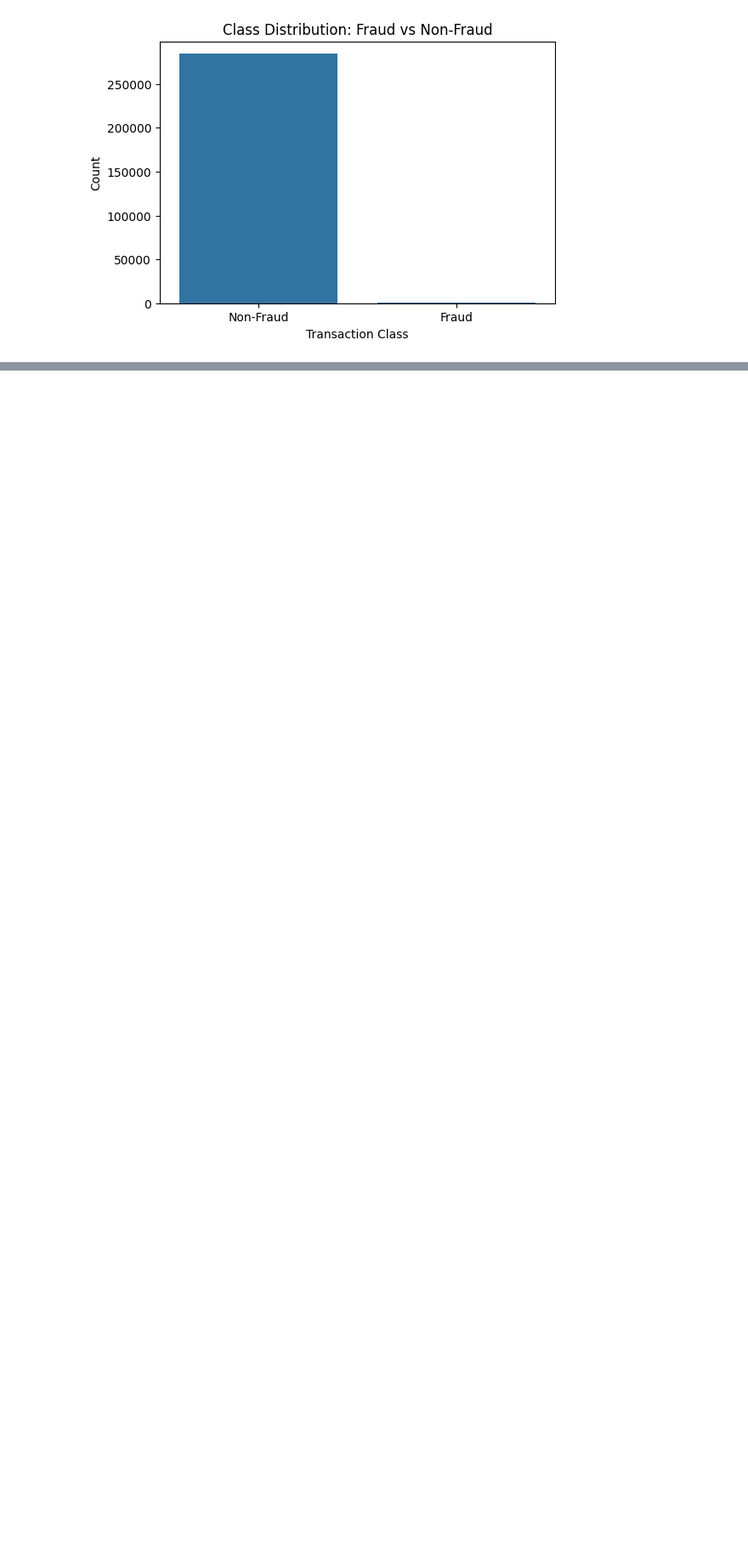
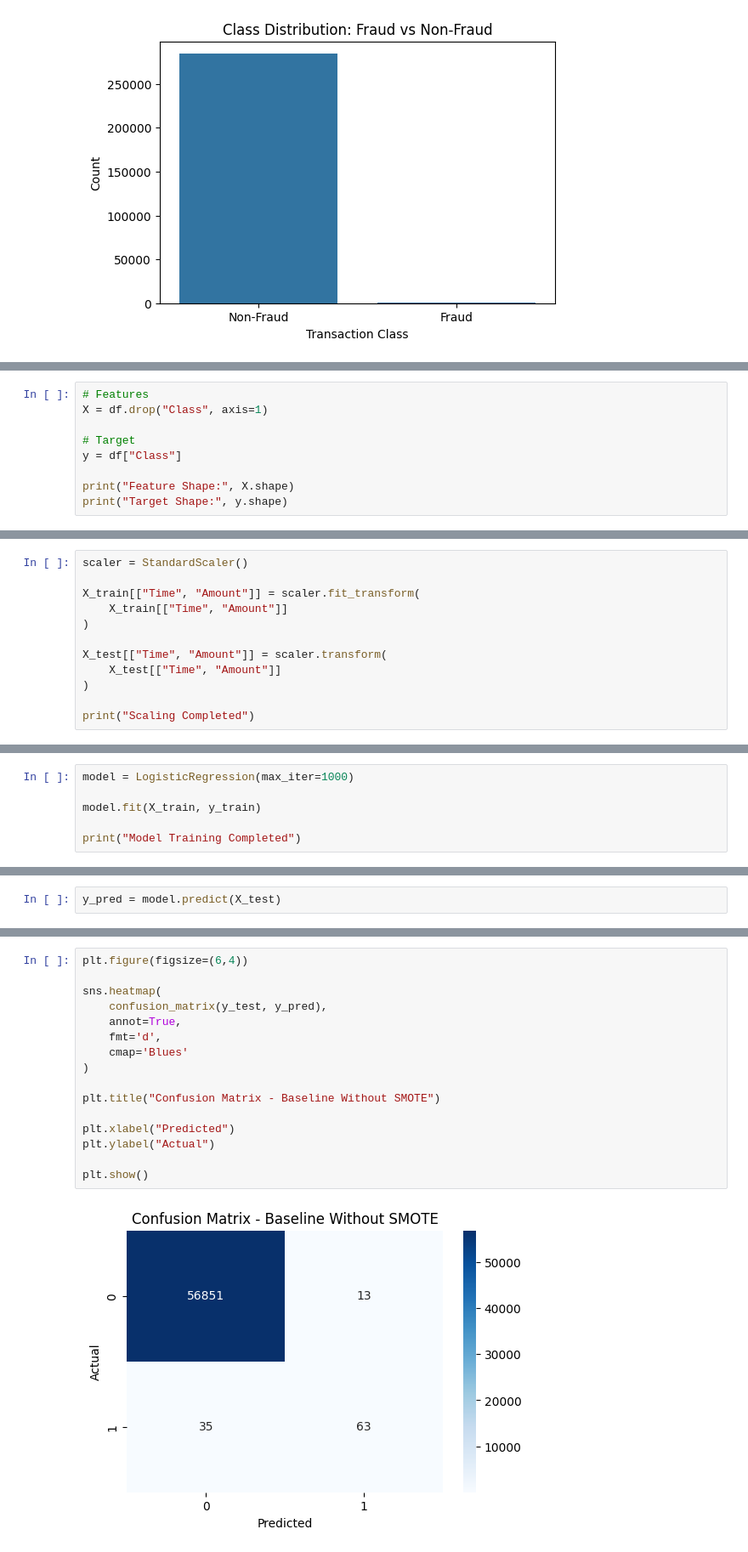
Before and after one commit to RounakMishra14/smote-vs-baseline-fraud-detection, a Jupyter notebook: notebooks/01_baseline_without_smote.ipynb, the cells around one changed output, grey strips where cells are left out. Shown at 85% size. Drawn from its saved outputs; the diff is of its cells as text; blank space fills up the shorter version.

Commit message:
Add baseline logistic regression model without SMOTE

```diff
--- a/notebooks/01_baseline_without_smote.ipynb
+++ b/notebooks/01_baseline_without_smote.ipynb
@@ -118,0 +133,9 @@ plt.show()
+# %%
+# Features
+X = df.drop("Class", axis=1)
+
+# Target
+y = df["Class"]
+
+print("Feature Shape:", X.shape)
+print("Target Shape:", y.shape)
@@ -118,0 +159,12 @@ plt.show()
+# %%
+scaler = StandardScaler()
+
+X_train[["Time", "Amount"]] = scaler.fit_transform(
+    X_train[["Time", "Amount"]]
+)
+
+X_test[["Time", "Amount"]] = scaler.transform(
+    X_test[["Time", "Amount"]]
+)
+
+print("Scaling Completed")
@@ -118,0 +173,6 @@ plt.show()
+# %%
+model = LogisticRegression(max_iter=1000)
+
+model.fit(X_train, y_train)
+
+print("Model Training Completed")
@@ -118,0 +181,2 @@ plt.show()
+# %%
+y_pred = model.predict(X_test)
@@ -118,0 +211,18 @@ plt.show()
+# %%
+plt.figure(figsize=(6,4))
+
+sns.heatmap(
+    confusion_matrix(y_test, y_pred),
+    annot=True,
+    fmt='d',
+    cmap='Blues'
+)
+
+plt.title("Confusion Matrix - Baseline Without SMOTE")
+
+plt.xlabel("Predicted")
+plt.ylabel("Actual")
+
+plt.show()
+# %% [output]
+[figure, added]
```
Also changed, not shown: parts of 8 cells of this notebook.
